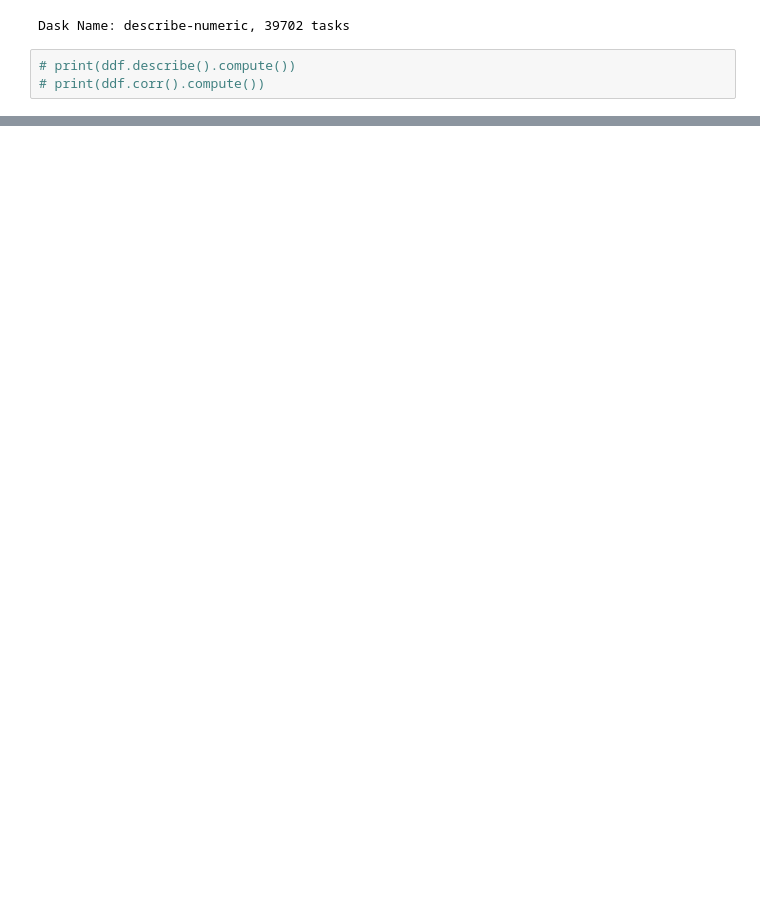
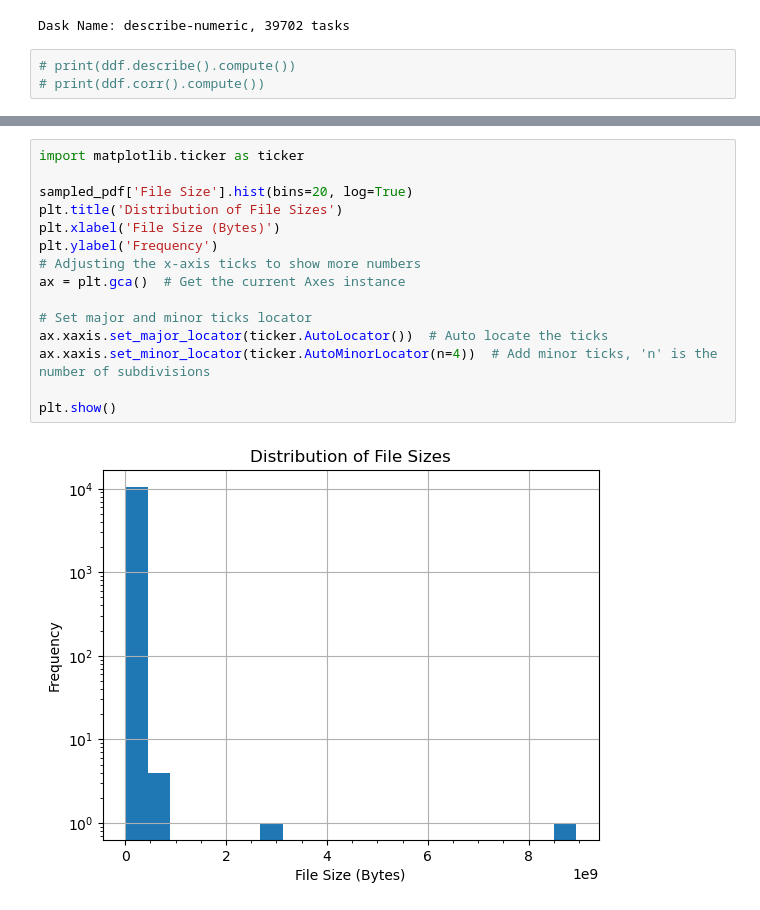
Before and after one commit to tairaeli/ICER_user_data_analytics, a Jupyter notebook: data_insights_GL.ipynb, the cells around one changed output, grey strips where cells are left out. Cells and saved outputs as stored; diff of their text form; blank space fills up the shorter version.

```diff
--- a/data_insights_GL.ipynb
+++ b/data_insights_GL.ipynb
@@ -97,0 +86,17 @@ array([[<Axes: xlabel='Inode (file unique ID)', ylabel='Inode (file unique ID)'>
+# %%
+import matplotlib.ticker as ticker
+
+sampled_pdf['File Size'].hist(bins=20, log=True)
+plt.title('Distribution of File Sizes')
+plt.xlabel('File Size (Bytes)')
+plt.ylabel('Frequency')
+# Adjusting the x-axis ticks to show more numbers
+ax = plt.gca()  # Get the current Axes instance
+
+# Set major and minor ticks locator
+ax.xaxis.set_major_locator(ticker.AutoLocator())  # Auto locate the ticks
+ax.xaxis.set_minor_locator(ticker.AutoMinorLocator(n=4))  # Add minor ticks, 'n' is the number of subdivisions
+
+plt.show()
+# %% [output]
+[figure, added]
```
Also changed, not shown: parts of 11 cells of this notebook.
